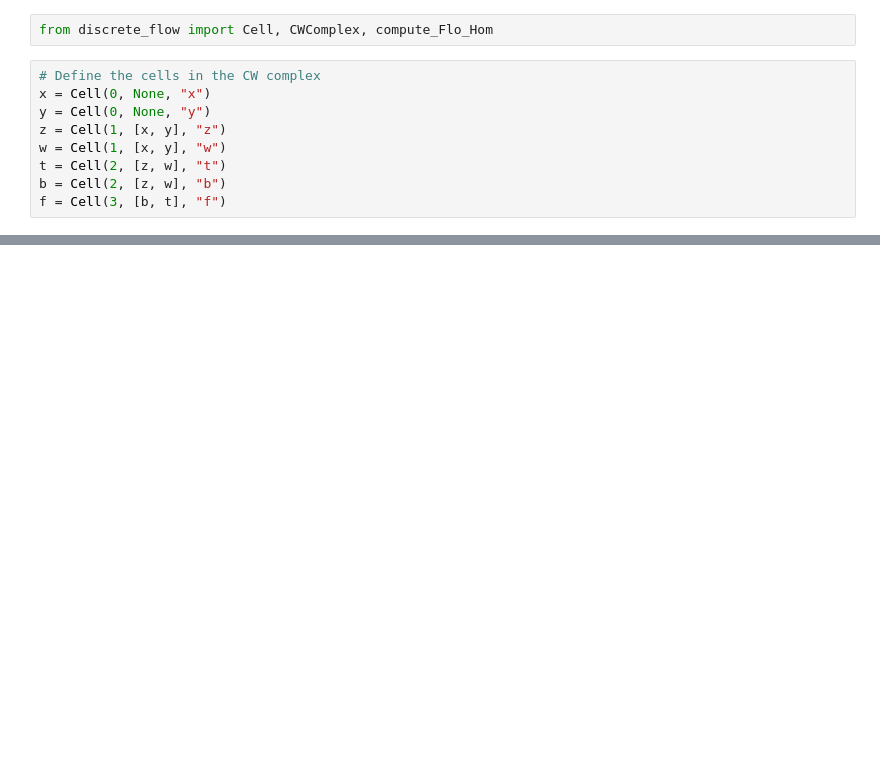
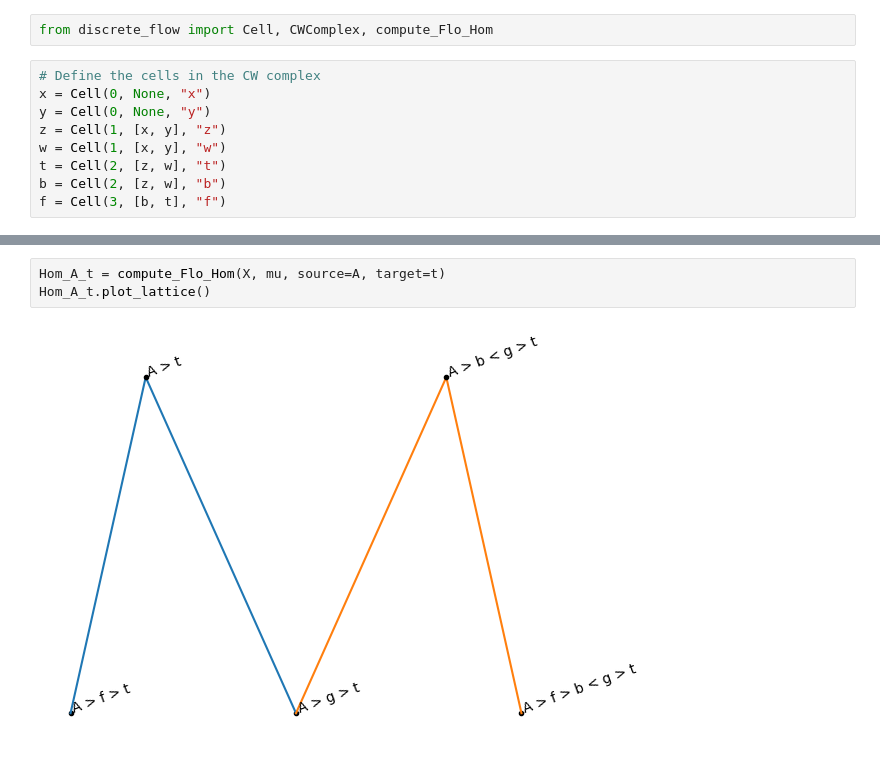
Before and after one commit to bjornarhem/discrete_flow, a Jupyter notebook: discrete_flow_computation.ipynb, the cells around one changed output, grey strips where cells are left out. Cells and saved outputs as stored; diff of their text form; blank space fills up the shorter version.

```diff
--- a/discrete_flow_computation.ipynb
+++ b/discrete_flow_computation.ipynb
@@ -66,0 +88,5 @@ Hom_C_a.plot_lattice()
+# %%
+Hom_A_t = compute_Flo_Hom(X, mu, source=A, target=t)
+Hom_A_t.plot_lattice()
+# %% [output]
+[figure, added]
```
Also changed, not shown: parts of 7 cells of this notebook.
